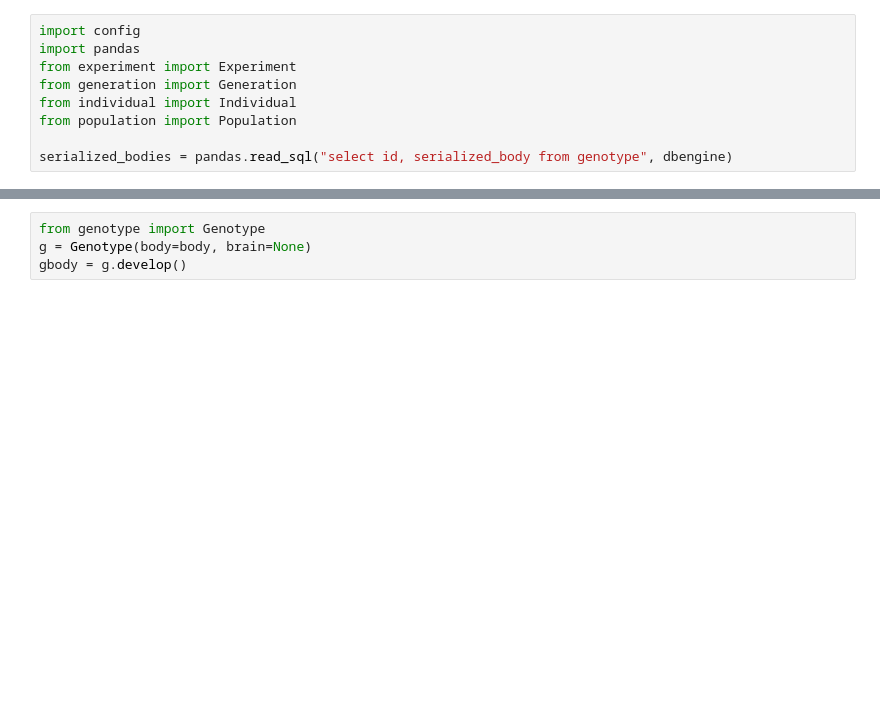
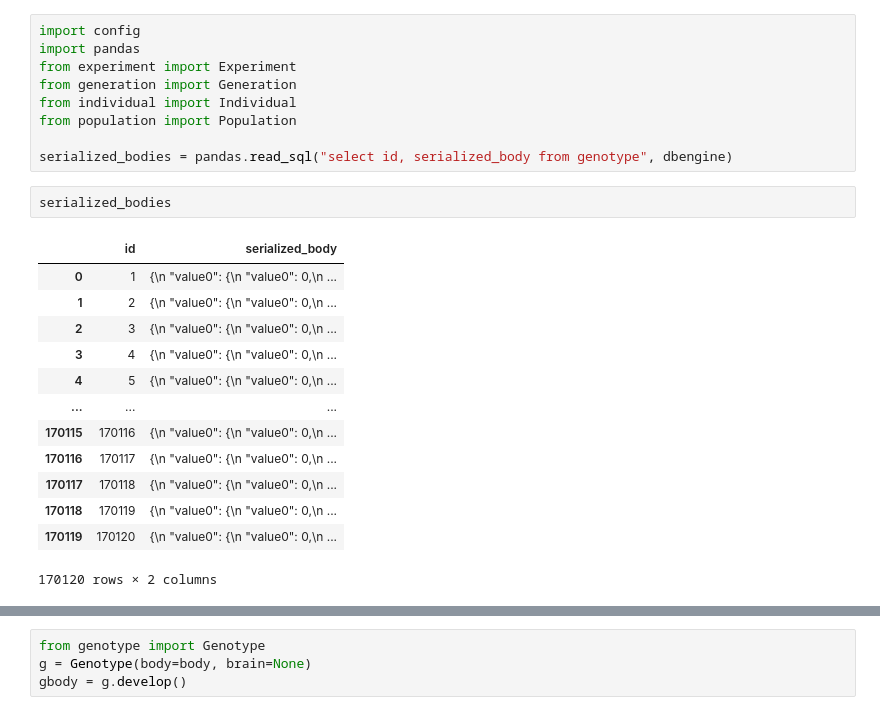
Before and after one commit to satchitchatterji/OriginOfSymmetry, a Jupyter notebook: examples/robot_bodybrain_ea/database_processes/draw bodies.ipynb, the cells around one changed output, grey strips where cells are left out. Cells and saved outputs as stored; diff of their text form; blank space fills up the shorter version.

```diff
--- a/examples/robot_bodybrain_ea/database_processes/draw bodies.ipynb
+++ b/examples/robot_bodybrain_ea/database_processes/draw bodies.ipynb
@@ -11,3 +11,19 @@ from individual import Individual
 from population import Population
 
 serialized_bodies = pandas.read_sql("select id, serialized_body from genotype", dbengine)
+# %%
+serialized_bodies
+# %% [output]
+|  | id | serialized_body |
+| 0 | 1 | {\n "value0": {\n "value0": 0,\n ... |
+| 1 | 2 | {\n "value0": {\n "value0": 0,\n ... |
+| 2 | 3 | {\n "value0": {\n "value0": 0,\n ... |
+| 3 | 4 | {\n "value0": {\n "value0": 0,\n ... |
+| 4 | 5 | {\n "value0": {\n "value0": 0,\n ... |
+| ... | ... | ... |
+| 170115 | 170116 | {\n "value0": {\n "value0": 0,\n ... |
+| 170116 | 170117 | {\n "value0": {\n "value0": 0,\n ... |
+| 170117 | 170118 | {\n "value0": {\n "value0": 0,\n ... |
+| 170118 | 170119 | {\n "value0": {\n "value0": 0,\n ... |
+| 170119 | 170120 | {\n "value0": {\n "value0": 0,\n ... |
+170120 rows × 2 columns
```
Also changed, not shown: parts of 11 cells of this notebook, 3 other files.
